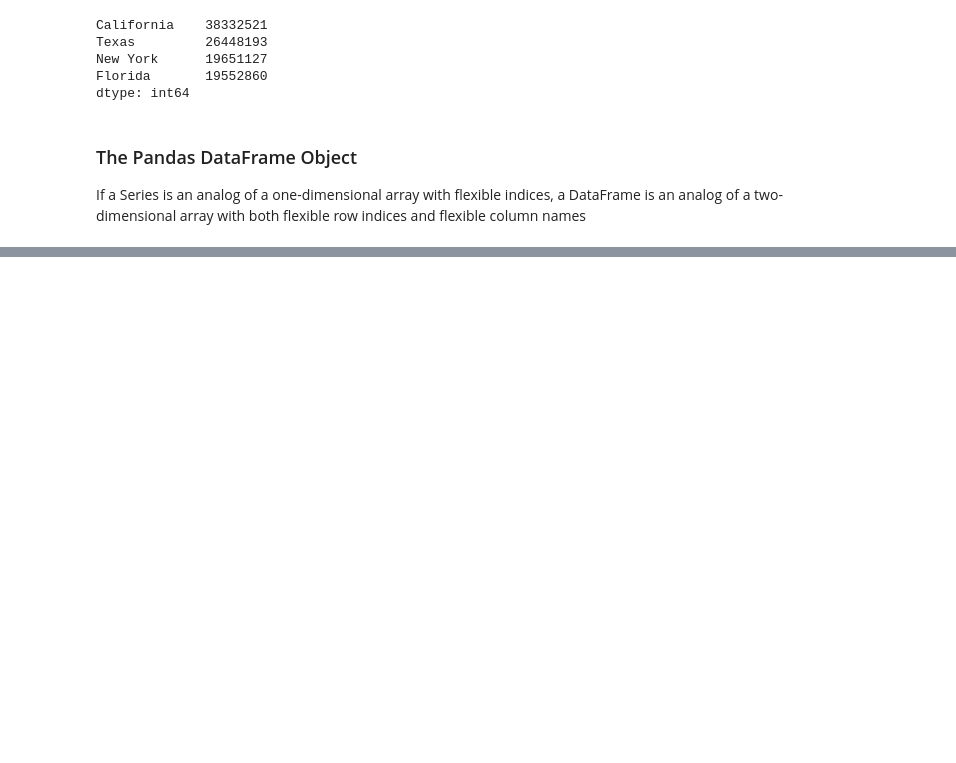
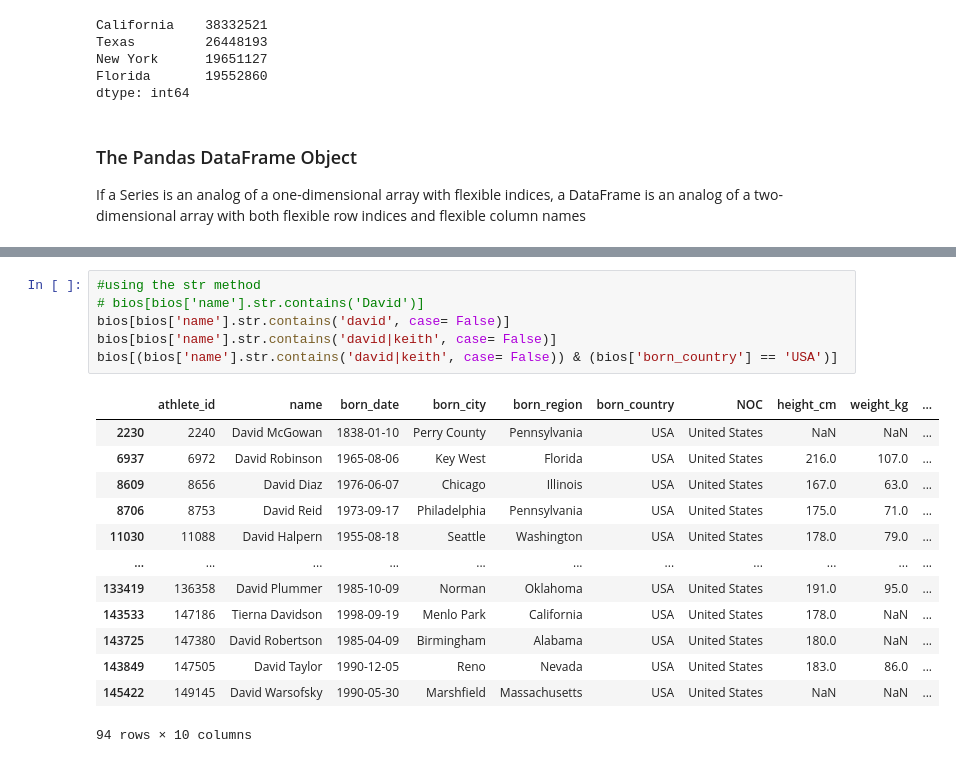
Before and after one commit to DamilareArise/pandas_work, a Jupyter notebook: index.ipynb, the cells around one changed output, grey strips where cells are left out. Cells and saved outputs as stored; diff of their text form; blank space fills up the shorter version.

```diff
--- a/index.ipynb
+++ b/index.ipynb
@@ -128,0 +642,20 @@ purchase.set_index(index)
+# %%
+#using the str method
+# bios[bios['name'].str.contains('David')]
+bios[bios['name'].str.contains('david', case= False)]
+bios[bios['name'].str.contains('david|keith', case= False)]
+bios[(bios['name'].str.contains('david|keith', case= False)) & (bios['born_country'] == 'USA')]
+# %% [output]
+|  | athlete_id | name | born_date | born_city | born_region | born_country | NOC | height_cm | weight_kg | ... |
+| 2230 | 2240 | David McGowan | 1838-01-10 | Perry County | Pennsylvania | USA | United States | NaN | NaN | ... |
+| 6937 | 6972 | David Robinson | 1965-08-06 | Key West | Florida | USA | United States | 216.0 | 107.0 | ... |
+| 8609 | 8656 | David Diaz | 1976-06-07 | Chicago | Illinois | USA | United States | 167.0 | 63.0 | ... |
+| 8706 | 8753 | David Reid | 1973-09-17 | Philadelphia | Pennsylvania | USA | United States | 175.0 | 71.0 | ... |
+| 11030 | 11088 | David Halpern | 1955-08-18 | Seattle | Washington | USA | United States | 178.0 | 79.0 | ... |
+| ... | ... | ... | ... | ... | ... | ... | ... | ... | ... | ... |
+| 133419 | 136358 | David Plummer | 1985-10-09 | Norman | Oklahoma | USA | United States | 191.0 | 95.0 | ... |
+| 143533 | 147186 | Tierna Davidson | 1998-09-19 | Menlo Park | California | USA | United States | 178.0 | NaN | ... |
+| 143725 | 147380 | David Robertson | 1985-04-09 | Birmingham | Alabama | USA | United States | 180.0 | NaN | ... |
+| 143849 | 147505 | David Taylor | 1990-12-05 | Reno | Nevada | USA | United States | 183.0 | 86.0 | ... |
+| 145422 | 149145 | David Warsofsky | 1990-05-30 | Marshfield | Massachusetts | USA | United States | NaN | NaN | ... |
+94 rows × 10 columns
```
Also changed, not shown: parts of 79 cells of this notebook, 10 other files.
